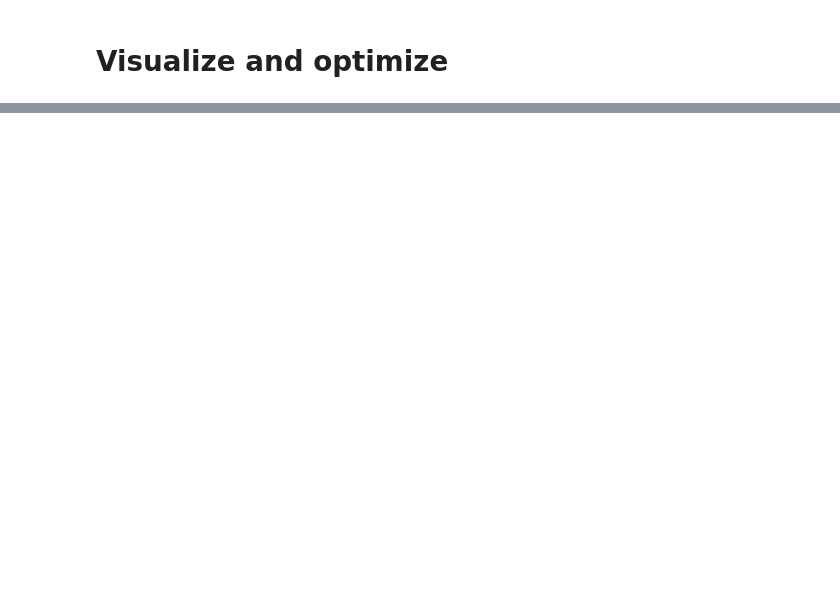
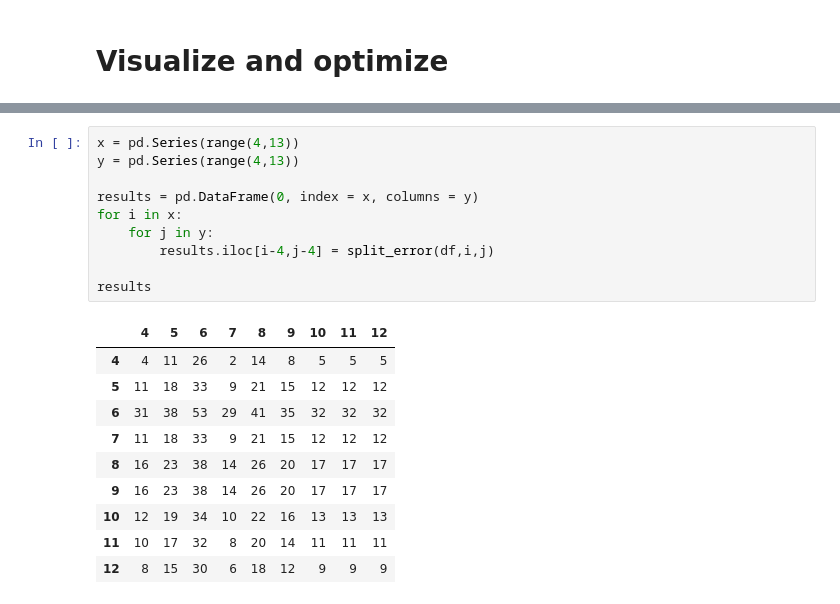
Before and after one commit to datarichard/optimize-split, a Jupyter notebook: Visualize.ipynb, the cells around one changed output, grey strips where cells are left out. Drawn from its saved outputs; the diff is of its cells as text; blank space fills up the shorter version.

```diff
--- a/Visualize.ipynb
+++ b/Visualize.ipynb
@@ -25,0 +47,21 @@ ss.jointplot(x="actigraphyHrs", y="PSQI", data=df)
+# %%
+x = pd.Series(range(4,13))
+y = pd.Series(range(4,13))
+
+results = pd.DataFrame(0, index = x, columns = y)
+for i in x:
+    for j in y:
+        results.iloc[i-4,j-4] = split_error(df,i,j)
+
+results
+# %% [output]
+|  | 4 | 5 | 6 | 7 | 8 | 9 | 10 | 11 | 12 |
+| 4 | 4 | 11 | 26 | 2 | 14 | 8 | 5 | 5 | 5 |
+| 5 | 11 | 18 | 33 | 9 | 21 | 15 | 12 | 12 | 12 |
+| 6 | 31 | 38 | 53 | 29 | 41 | 35 | 32 | 32 | 32 |
+| 7 | 11 | 18 | 33 | 9 | 21 | 15 | 12 | 12 | 12 |
+| 8 | 16 | 23 | 38 | 14 | 26 | 20 | 17 | 17 | 17 |
+| 9 | 16 | 23 | 38 | 14 | 26 | 20 | 17 | 17 | 17 |
+| 10 | 12 | 19 | 34 | 10 | 22 | 16 | 13 | 13 | 13 |
+| 11 | 10 | 17 | 32 | 8 | 20 | 14 | 11 | 11 | 11 |
+| 12 | 8 | 15 | 30 | 6 | 18 | 12 | 9 | 9 | 9 |
```
Also changed, not shown: parts of 4 cells of this notebook, 1 other file.
